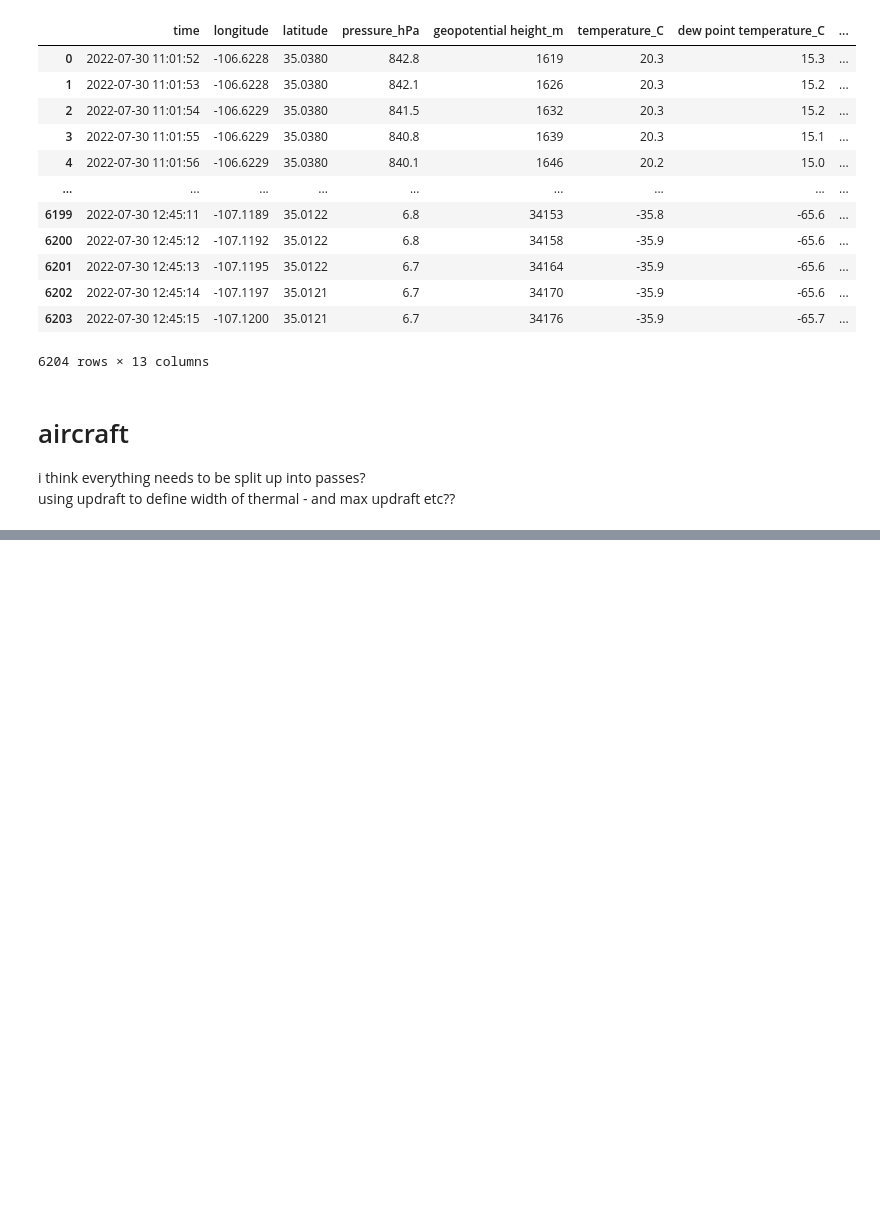
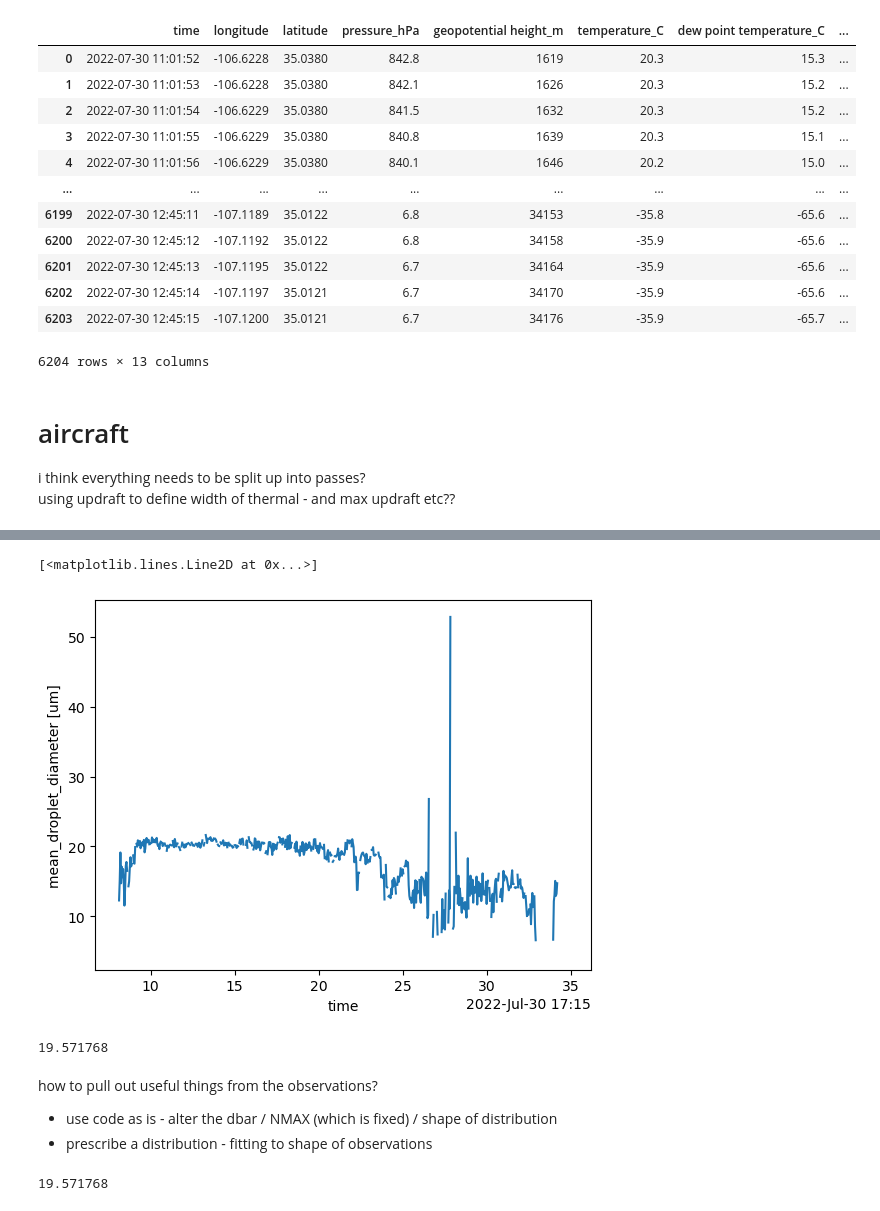
Before and after one commit to ezriri/simple-graupel-model, a Jupyter notebook: DCMEX_tuning.ipynb, the cells around one changed output, grey strips where cells are left out. Drawn from its saved outputs; the diff is of its cells as text; code cells hidden in the pictures; blank space fills up the shorter version.

```diff
--- a/DCMEX_tuning.ipynb
+++ b/DCMEX_tuning.ipynb
@@ -304,0 +1155,30 @@ Object `??` not found.
+# %%
+start_times_buf, end_times_buf = cloud_pass_time(mo_path_64hz, sec_buffer=5)
+
+# slice by cloud pass?
+a_time_idx = 8
+dt_start = start_times_buf[a_time_idx]
+dt_end = end_times_buf[a_time_idx]
+pass_title = (f'cloud pass {str(dt_start)[11:]} to {str(dt_end)[11:]}')
+
+sliced_dic = {}
+for var, d in combined_dic.items():
+    time = pd.to_datetime(d["time"])
+    mask = (time >= dt_start) & (time <= dt_end)
+
+    if hasattr(d["data"], "sel"):
+        time_coord = "time" if "time" in d["data"].coords else "Time"
+        sliced_data = d["data"].sel({
+            time_coord: slice(dt_start, dt_end)
+        })
+
+    else:
+        # this is the cnn data, need to split into habits
+        sliced_data = d["data"][mask]
+
+    sliced_dic[var] = {
+        **d,
+        "data": sliced_data,
+        "time": time[mask],
+    }
+print(pass_title)
@@ -304,0 +1207,45 @@ Object `??` not found.
+# %%
+
+# Number mean droplet diameter
+mean_diameter = (
+    (sliced_dic['cdp_psd']['data'] * sliced_dic['cdp_psd']['data']['bin']).sum(dim='bin')
+    / sliced_dic['cdp_psd']['data'].sum(dim='bin'))
+
+mean_diameter.name = 'mean_droplet_diameter'
+mean_diameter.attrs['units'] = 'um'
+# %%
+mean_diameter.plot()
+# %% [output]
+[<matplotlib.lines.Line2D at 0x...>]
+[figure, added]
+# %%
+psd = sliced_dic['cdp_psd']['data']
+
+overall_mean_diameter = ((psd * psd['bin']).sum(dim=['bin', 'time'])/ psd.sum(dim=['bin', 'time']))
+
+overall_mean_diameter.name = 'overall_mean_droplet_diameter'
+overall_mean_diameter.attrs['units'] = 'um'
+
+print(overall_mean_diameter.values)
+# %% [output]
+19.571768
+# %% [markdown]
+how to pull out useful things from the observations?
+* use code as is - alter the dbar / NMAX (which is fixed) / shape of distribution
+* prescribe a distribution - fitting to shape of observations
+# %%
+psd = sliced_dic['cdp_psd']['data']
+
+# Total concentration at each time
+conc = psd.sum(dim='bin')
+
+# Only include periods with concentration > 1 cm-3
+psd_cloud = psd.where(conc > 1)
+
+overall_mean_diameter = (
+    (psd * psd['bin']).sum()
+    / psd.sum()
+)
+print(overall_mean_diameter.values)
+# %% [output]
+19.571768
```
Also changed, not shown: parts of 39 cells of this notebook, 14 other files.
